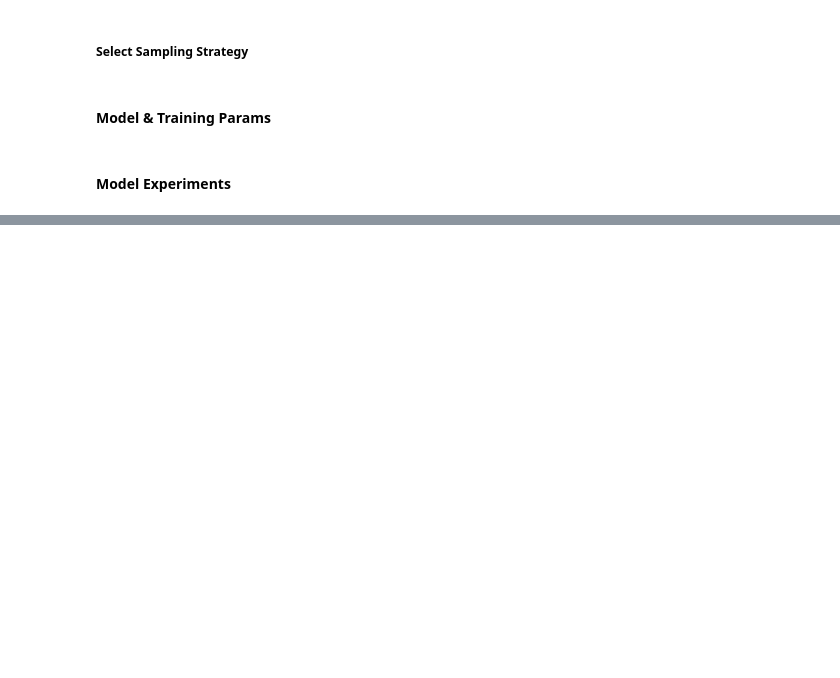
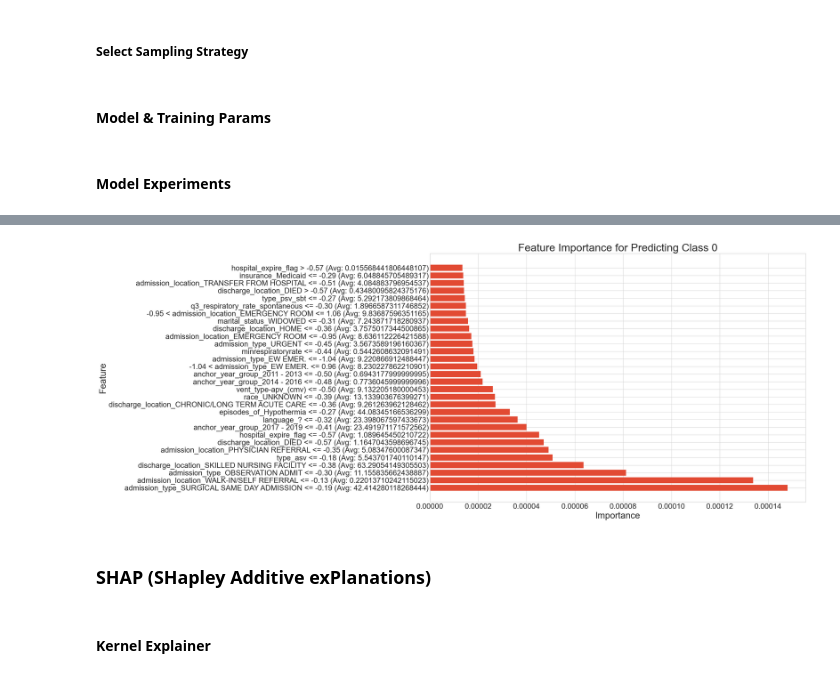
Before and after one commit to wdemichele/COMP90089-VAP-Diagnosis, a Jupyter notebook: HAI_Supervised_Learning.ipynb, the cells around one changed output, grey strips where cells are left out. Saved outputs shown, nothing was run; the diff lists cells and outputs as text; code cells hidden in the pictures; blank space fills up the shorter version.

Commit message:
Added Feature Importance and Fairness Assessment

```diff
--- a/HAI_Supervised_Learning.ipynb
+++ b/HAI_Supervised_Learning.ipynb
@@ -1228,0 +1224,12 @@ NameError: name 'tf' is not defined
+# %%
+# Average the feature importances and values
+for feature in feature_importance_aggregate:
+    feature_importance_aggregate[feature] /= n_instances
+    feature_value_aggregate[feature] /= n_instances
+
+# Sort features by importance
+sorted_features = sorted(feature_importance_aggregate.items(), key=lambda x: x[1], reverse=True)
+
+# Display sorted features and their average original values
+for feature, importance in sorted_features:
+    print(f"{feature}: Importance = {importance}, Average Original Value = {feature_value_aggregate[feature]}")
@@ -1228,0 +1254,29 @@ NameError: name 'tf' is not defined
+# %%
+# Create a bar graph for visualisation
+features, importances = zip(*sorted_features[:30])
+
+# Create new feature labels that include the average original value
+new_features = []
+for feature in features:
+    # Extracting the name of the feature from the condition
+    feature_name = feature.split(' ')[0]
+
+    # Find the corresponding average original value
+    avg_value = feature_value_aggregate[feature]
+
+    # Create a new label
+    new_label = f"{feature} (Avg: {avg_value:.3f})"
+    new_features.append(new_label)
+
+plt.figure(figsize=(18, 12))
+plt.barh(new_features, importances)
+plt.xlabel('Importance')
+plt.ylabel('Feature')
+plt.title('Feature Importance for Predicting Class 0')
+plt.show()
+# %% [output]
+[figure, added]
+# %% [markdown]
+### SHAP (SHapley Additive exPlanations)
+# %% [markdown]
+#### Kernel Explainer
```
Also changed, not shown: parts of 40 cells of this notebook, 8 other files.
